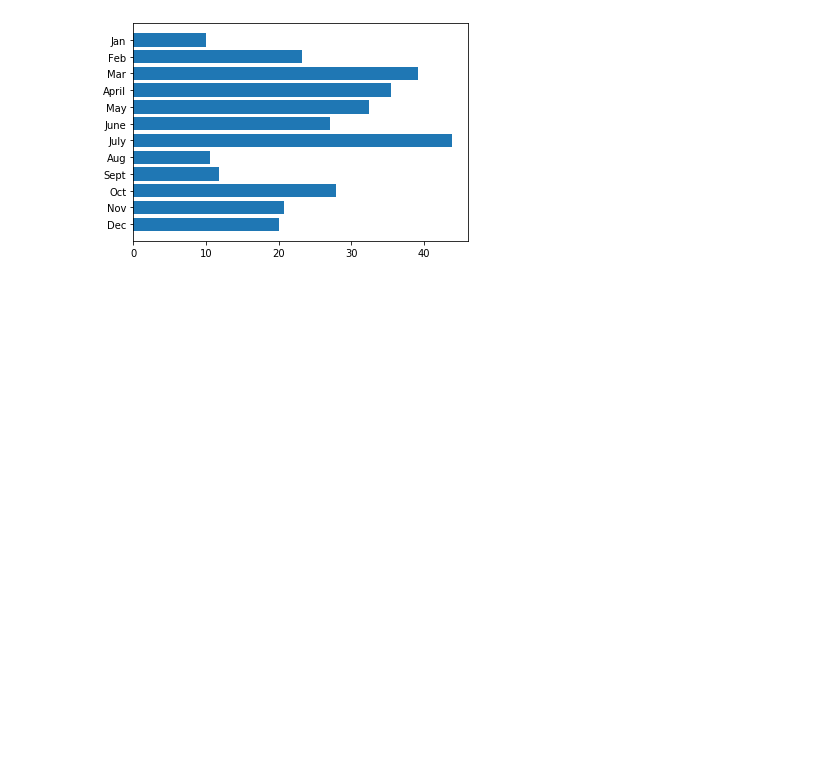
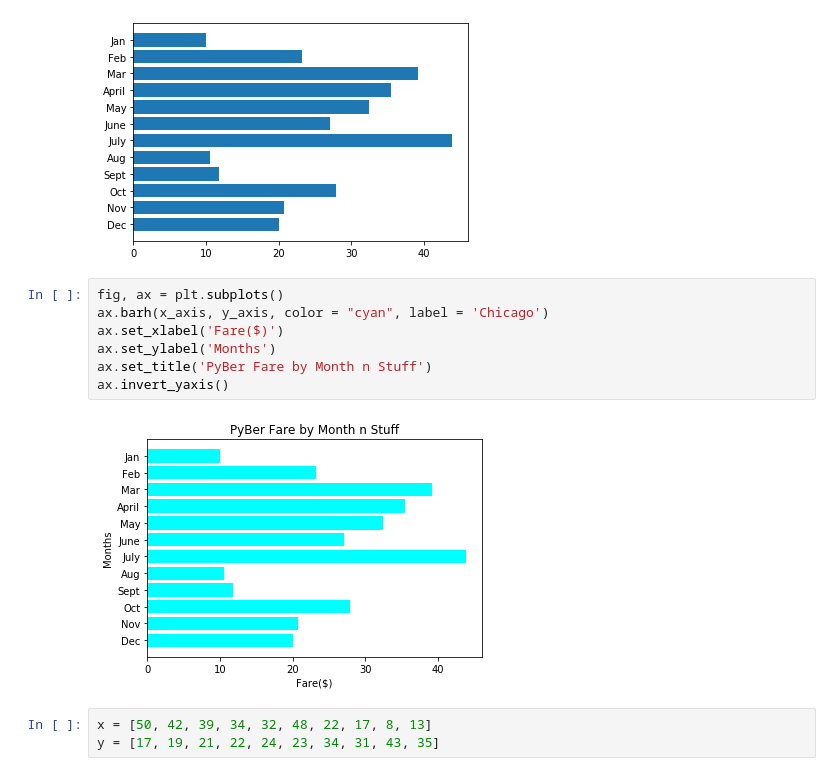
Before and after one commit to blocrunx/PyBer_Analysis, a Jupyter notebook: matplotlib_practice.ipynb, the cells around one changed output. Drawn from its saved outputs; the diff is of its cells as text; blank space fills up the shorter version.

```diff
--- a/matplotlib_practice.ipynb
+++ b/matplotlib_practice.ipynb
@@ -100,3 +100,15 @@ plt.barh(x_axis, y_axis)
 plt.gca().invert_yaxis()
 # %% [output]
 [figure]
+# %%
+fig, ax = plt.subplots()
+ax.barh(x_axis, y_axis, color = "cyan", label = 'Chicago')
+ax.set_xlabel('Fare($)')
+ax.set_ylabel('Months')
+ax.set_title('PyBer Fare by Month n Stuff')
+ax.invert_yaxis()
+# %% [output]
+[figure, added]
+# %%
+x = [50, 42, 39, 34, 32, 48, 22, 17, 8, 13]
+y = [17, 19, 21, 22, 24, 23, 34, 31, 43, 35]
```
Also changed, not shown: parts of 12 cells of this notebook, 1 other file.
